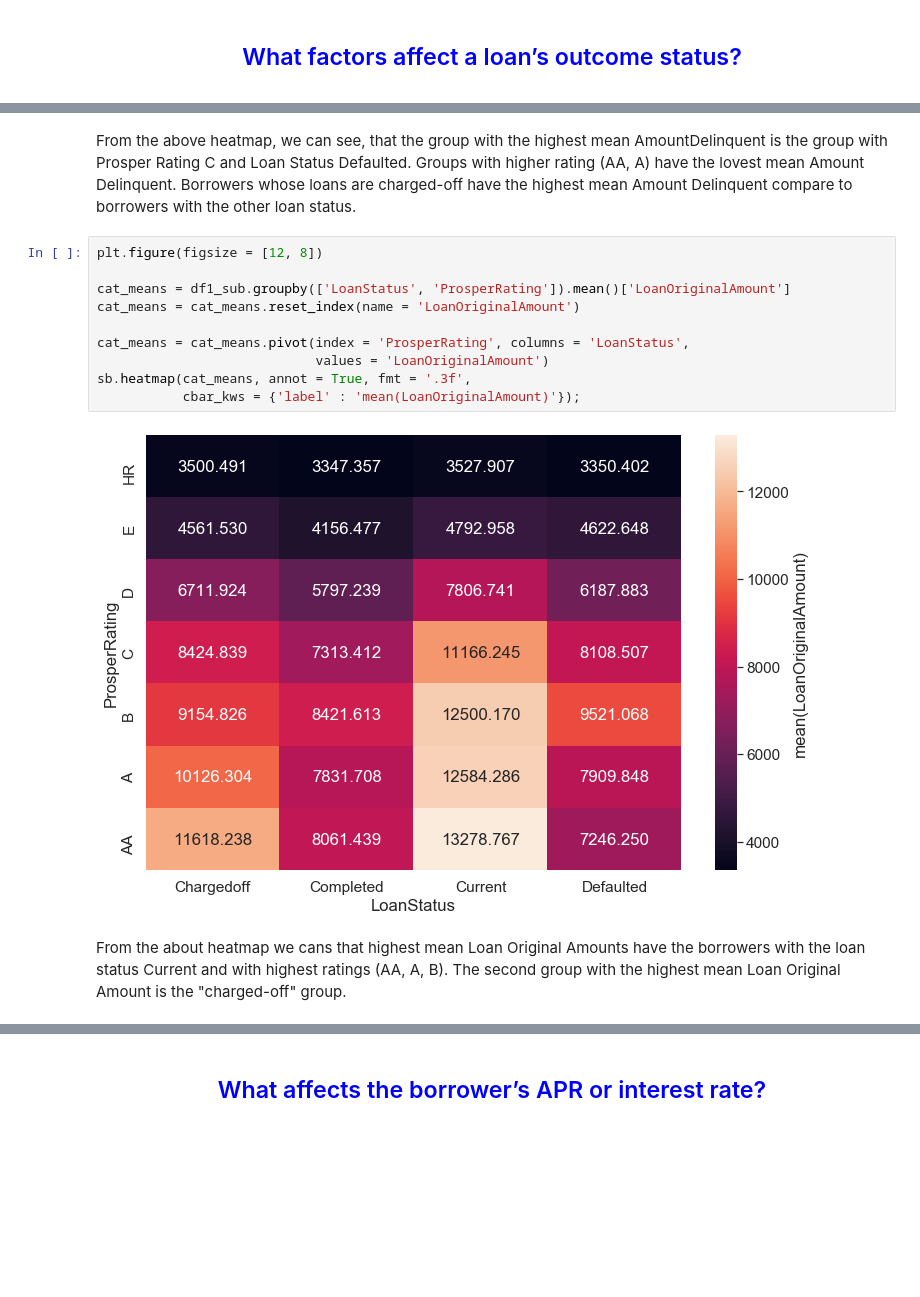
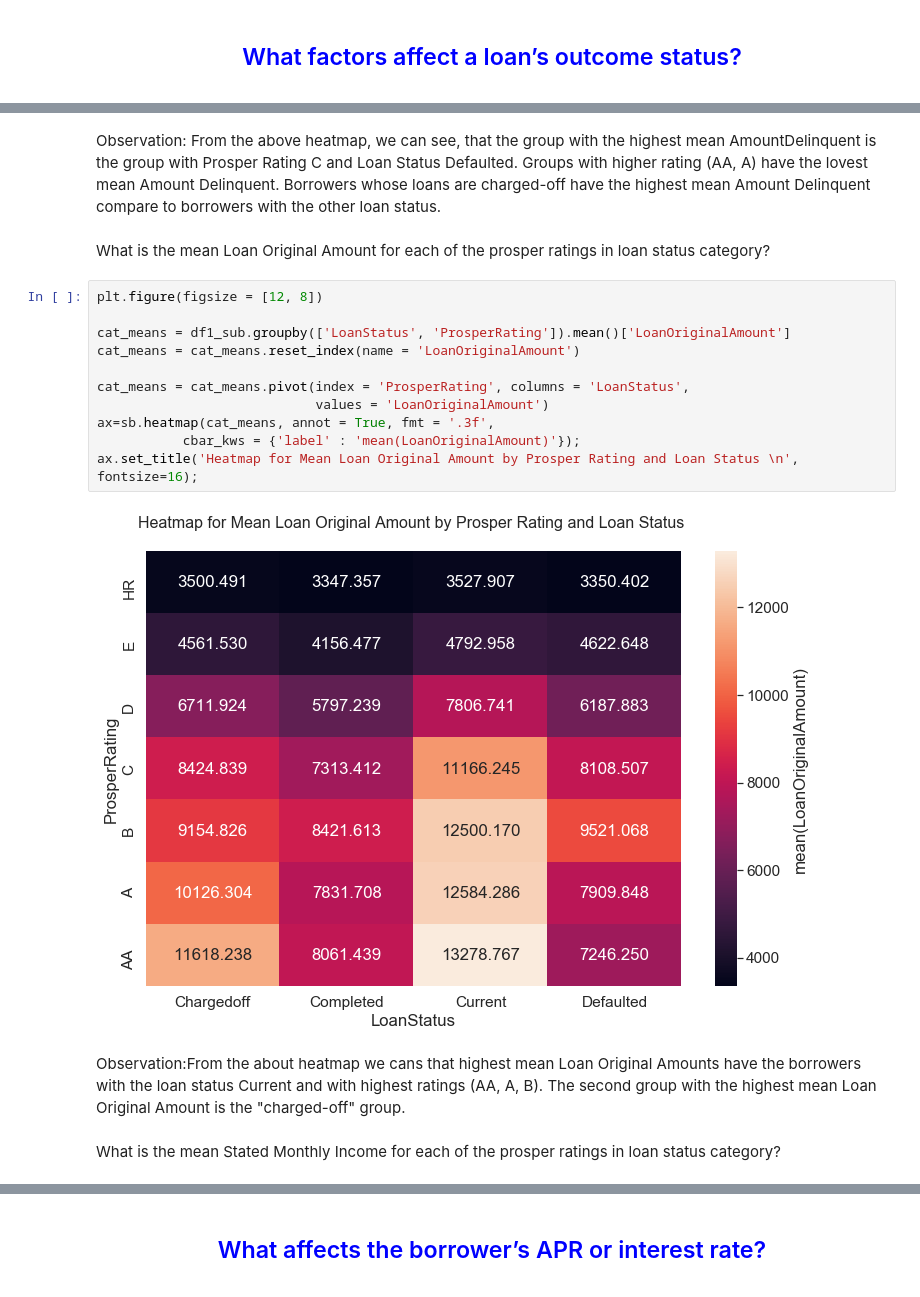
Before and after one commit to MishC/Udacity_DataAnalyst, a Jupyter notebook: project5_CommunicateDataFindings/Explanation.ipynb, the cells around one changed output, grey strips where cells are left out. Saved outputs shown, nothing was run; the diff lists cells and outputs as text; blank space fills up the shorter version.

```diff
--- a/project5_CommunicateDataFindings/Explanation.ipynb
+++ b/project5_CommunicateDataFindings/Explanation.ipynb
@@ -142,19 +151,24 @@ sb.heatmap(cat_means, annot = True, fmt = '.3f',
 # %% [markdown]
-From the above heatmap, we can see, that the group with the highest mean AmountDelinquent is the group with Prosper Rating C and Loan Status Defaulted. Groups with higher rating (AA, A) have the lovest mean Amount Delinquent. Borrowers whose loans are charged-off have the highest mean Amount Delinquent compare to borrowers with the other loan status.
+Observation: From the above heatmap, we can see, that the group with the highest mean AmountDelinquent is the group with Prosper Rating C and Loan Status Defaulted. Groups with higher rating (AA, A) have the lovest mean Amount Delinquent. Borrowers whose loans are charged-off have the highest mean Amount Delinquent compare to borrowers with the other loan status.
+# %% [markdown]
+What is the mean Loan Original Amount for each of the prosper ratings in loan status category?
 # %%
 plt.figure(figsize = [12, 8])
 
 cat_means = df1_sub.groupby(['LoanStatus', 'ProsperRating']).mean()['LoanOriginalAmount']
 cat_means = cat_means.reset_index(name = 'LoanOriginalAmount')
 
 cat_means = cat_means.pivot(index = 'ProsperRating', columns = 'LoanStatus',
                             values = 'LoanOriginalAmount')
-sb.heatmap(cat_means, annot = True, fmt = '.3f',
+ax=sb.heatmap(cat_means, annot = True, fmt = '.3f',
            cbar_kws = {'label' : 'mean(LoanOriginalAmount)'});
+ax.set_title('Heatmap for Mean Loan Original Amount by Prosper Rating and Loan Status \n', fontsize=16);
 # %% [output]
-[figure, old version]
+[figure, new version]
 # %% [markdown]
-From the about heatmap we cans that highest mean Loan Original Amounts have the borrowers with the loan status Current and with highest ratings (AA, A, B). The second group with the highest mean Loan Original Amount is the "charged-off" group.
+Observation:From the about heatmap we cans that highest mean Loan Original Amounts have the borrowers with the loan status Current and with highest ratings (AA, A, B). The second group with the highest mean Loan Original Amount is the "charged-off" group.
+# %% [markdown]
+What is the mean Stated Monthly Income for each of the prosper ratings in loan status category?
 # %%
 plt.figure(figsize = [12, 8])
 
```
Also changed, not shown: parts of 31 cells of this notebook, 1 other file.
